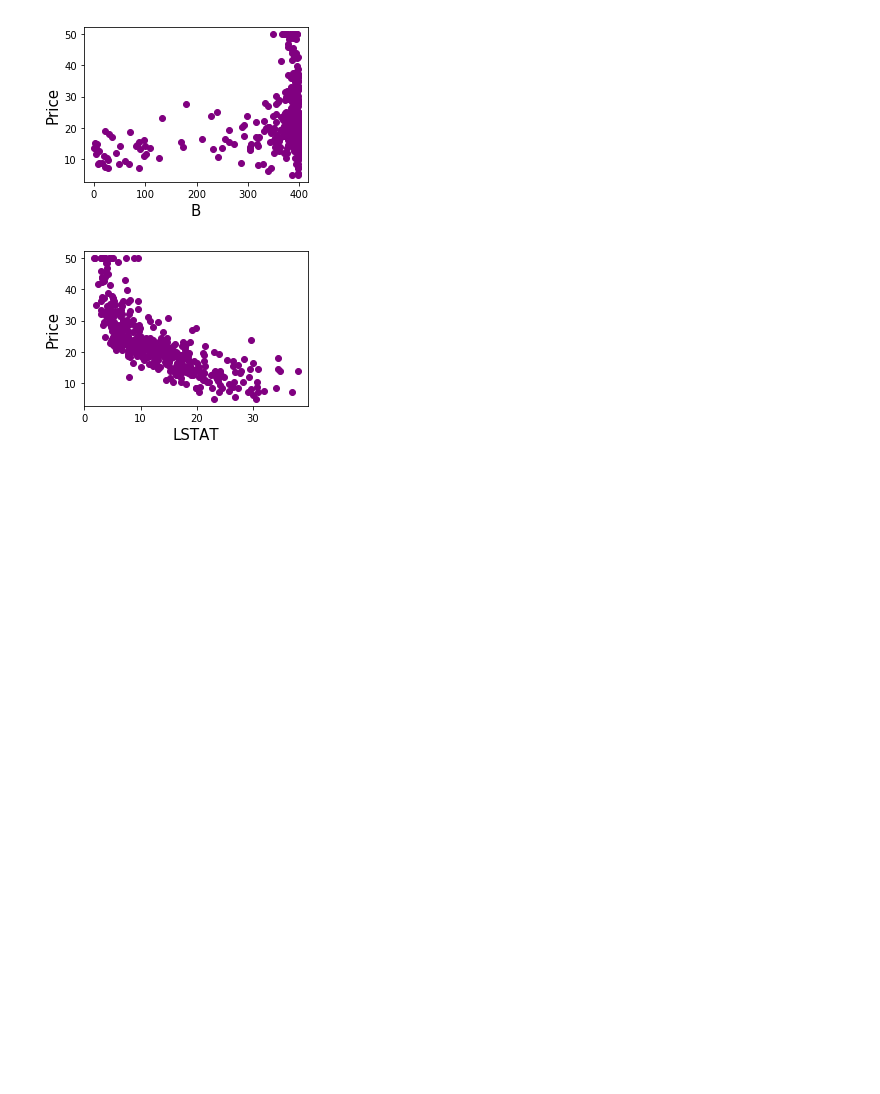
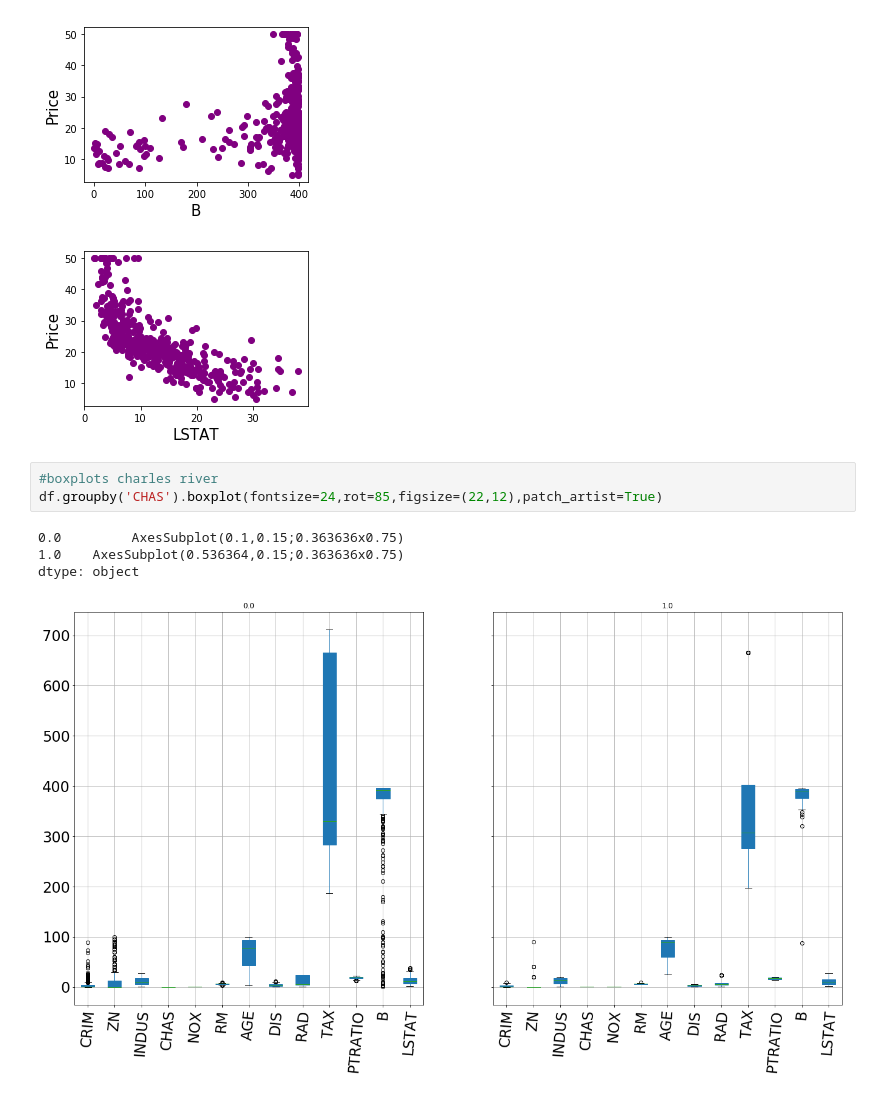
Before and after one commit to GregFee/machinelearning_assessment, a Jupyter notebook: Boston Data.ipynb, the cells around one changed output. Cells and saved outputs as stored; diff of their text form; blank space fills up the shorter version.

Commit message:
boxplots

```diff
--- a/Boston Data.ipynb
+++ b/Boston Data.ipynb
@@ -100,3 +100,11 @@ for index, feature_name in enumerate(boston_dataset.feature_names):
 [figure]
 [figure]
 [figure]
+# %%
+#boxplots charles river
+df.groupby('CHAS').boxplot(fontsize=24,rot=85,figsize=(22,12),patch_artist=True)
+# %% [output]
+0.0         AxesSubplot(0.1,0.15;0.363636x0.75)
+1.0    AxesSubplot(0.536364,0.15;0.363636x0.75)
+dtype: object
+[figure, added]
```
